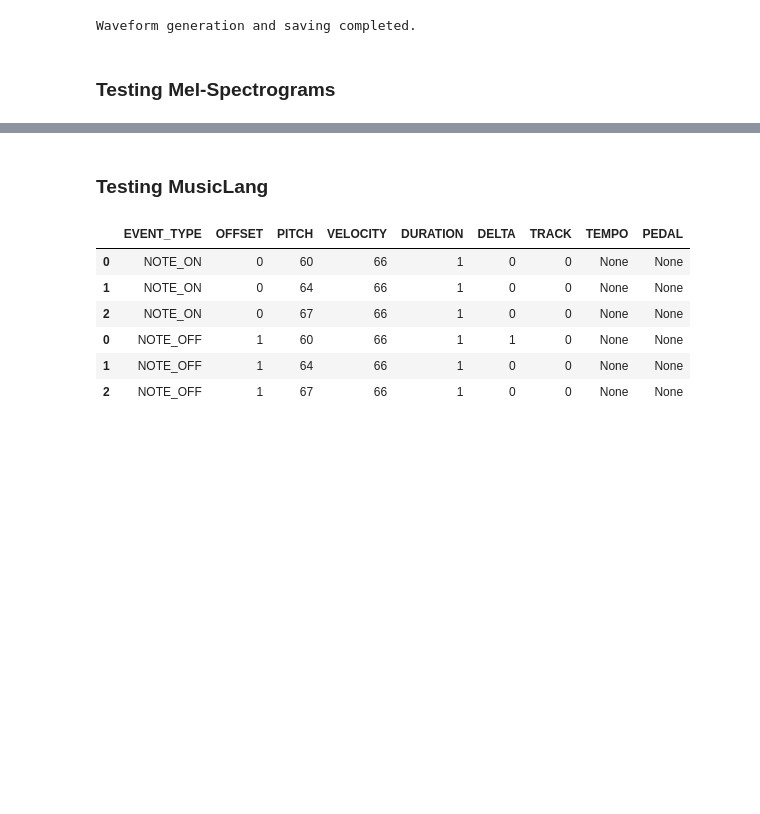
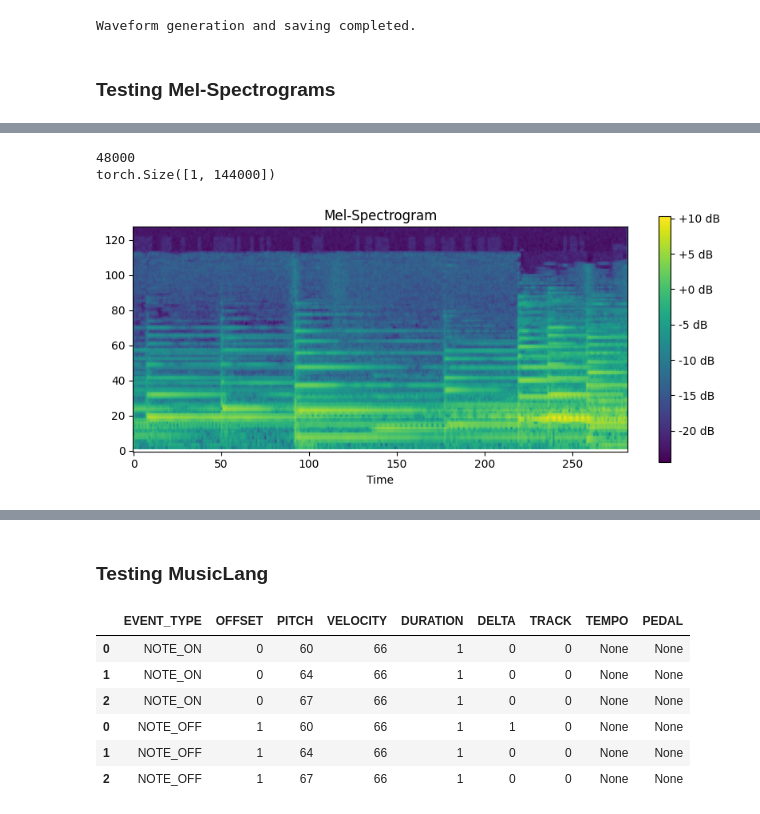
Before and after one commit to timohromadka/gen_music, a Jupyter notebook: testing.ipynb, the cells around one changed output, grey strips where cells are left out. Drawn from its saved outputs; the diff is of its cells as text; code cells hidden in the pictures; blank space fills up the shorter version.

```diff
--- a/testing.ipynb
+++ b/testing.ipynb
@@ -295,3 +320,47 @@ plot_melspectrogram(mel_spectrogram, sr=44100)
+# %%
+import torchaudio
+import torch
+import matplotlib.pyplot as plt
+import numpy as np
+
+def audio_to_melspectrogram(audio_path, n_fft=1024, win_length=None, hop_length=None, n_mels=128, f_min=0.0, f_max=None):
+    waveform, sample_rate = torchaudio.load(audio_path)
+    waveform = torch.mean(waveform, dim=0, keepdim=True)
+    waveform = get_trimmed_waveform(waveform, sample_rate, 3, trim_area='random')
+    print(sample_rate)
+    print(waveform.shape)
+
+    mel_spectrogram_transform = torchaudio.transforms.MelSpectrogram(
+        sample_rate=sample_rate,
+        n_fft=n_fft,
+        win_length=win_length,
+        hop_length=hop_length,
+        n_mels=n_mels,
+        f_min=f_min,
+        f_max=f_max
+    )
+
+    mel_spectrogram = mel_spectrogram_transform(waveform[0])
+
+    return mel_spectrogram
+
+def plot_melspectrogram(mel_spectrogram, sample_rate, title='Mel-Spectrogram'):
+    plt.figure(figsize=(10, 4))
+    plt.imshow(mel_spectrogram.log2().detach().numpy(), cmap='viridis', origin='lower')
+    plt.colorbar(format='%+2.0f dB')
+    plt.title(title)
+    plt.xlabel('Time')
+    # plt.ylabel('Mel Frequency')
+    plt.show()
+
+# Example usage
+audio_path = 'cache/data/musiccaps/waveform/-0Gj8-vB1q4.wav'
+mel_spectrogram = audio_to_melspectrogram(audio_path)
+plot_melspectrogram(mel_spectrogram, sample_rate=mel_spectrogram.shape[1])
+# %% [output]
+48000
+torch.Size([1, 144000])
+[figure, added]
 # %%
 mel_spectrogram.shape
 # %% [output]
```
Also changed, not shown: parts of 9 cells of this notebook, 7 other files.
